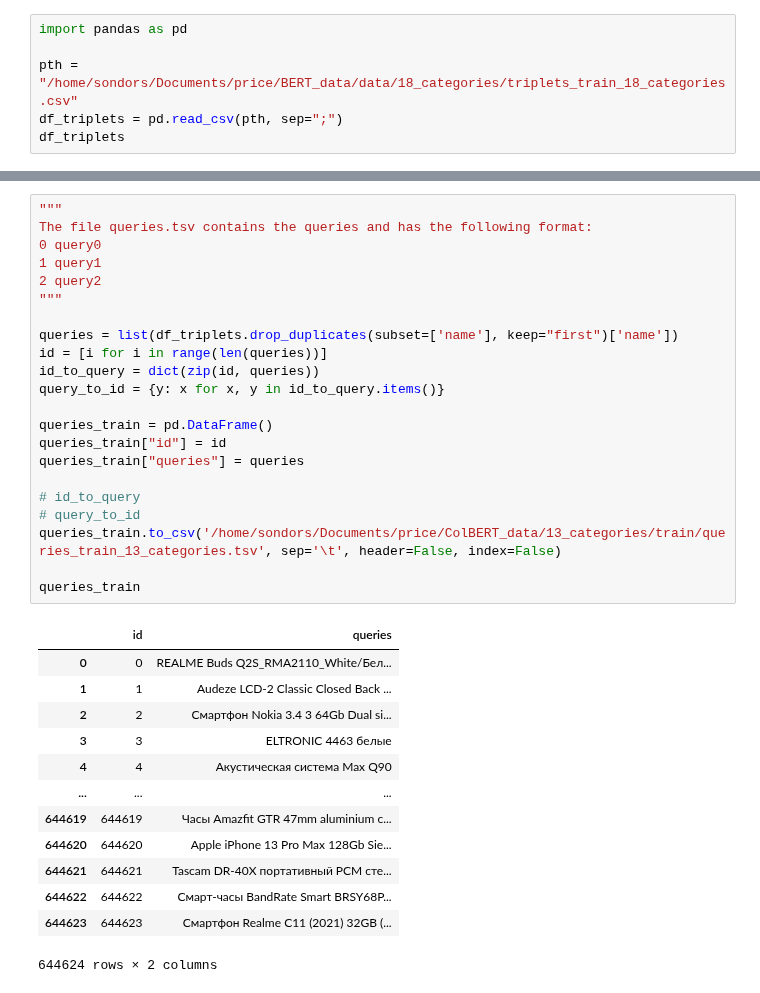
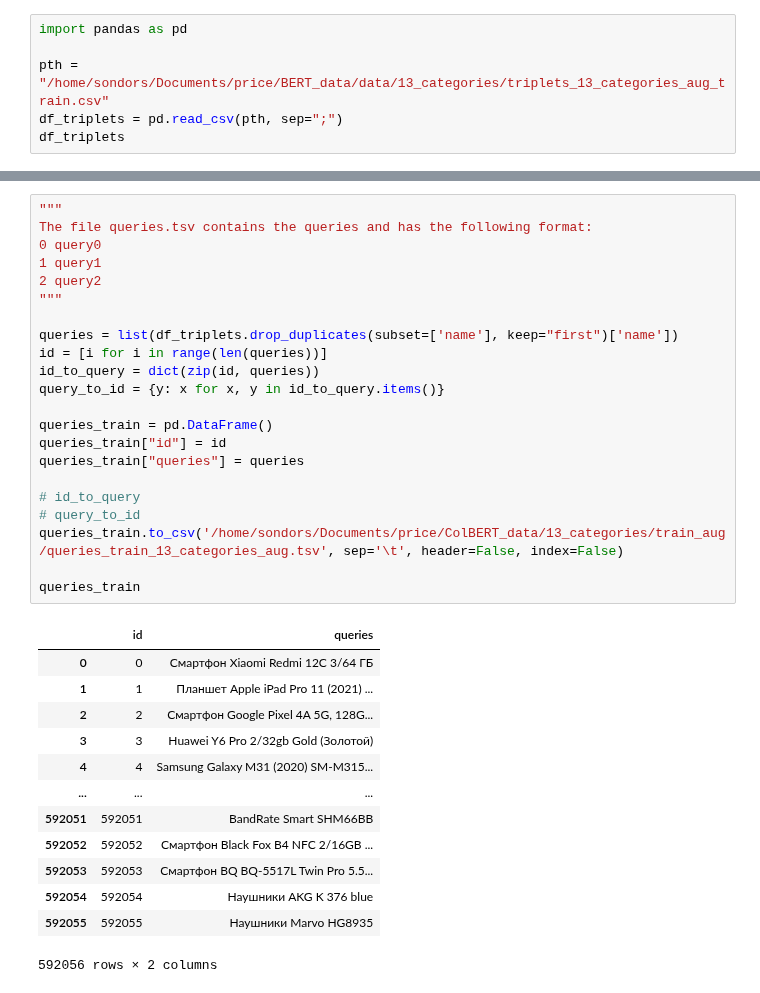
Before and after one commit to IgorSondors/ColBERT, a Jupyter notebook: DATASET_train.ipynb, the cells around one changed output, grey strips where cells are left out. Drawn from its saved outputs; the diff is of its cells as text.

```diff
--- a/DATASET_train.ipynb
+++ b/DATASET_train.ipynb
@@ -1,7 +1,7 @@
 # %%
 import pandas as pd
 
-pth = "/home/sondors/Documents/price/BERT_data/data/18_categories/triplets_train_18_categories.csv"
+pth = "/home/sondors/Documents/price/BERT_data/data/13_categories/triplets_13_categories_aug_train.csv"
 df_triplets = pd.read_csv(pth, sep=";")
 df_triplets
 # %% [output]
@@ -82,39 +82,39 @@ documents_train
 # %%
 """
 The file queries.tsv contains the queries and has the following format:
 0 query0
 1 query1
 2 query2
 """
 
 queries = list(df_triplets.drop_duplicates(subset=['name'], keep="first")['name'])
 id = [i for i in range(len(queries))]
 id_to_query = dict(zip(id, queries))
 query_to_id = {y: x for x, y in id_to_query.items()}
 
 queries_train = pd.DataFrame()
 queries_train["id"] = id
 queries_train["queries"] = queries
 
 # id_to_query
 # query_to_id
-queries_train.to_csv('/home/sondors/Documents/price/ColBERT_data/13_categories/train/queries_train_13_categories.tsv', sep='\t', header=False, index=False)
+queries_train.to_csv('/home/sondors/Documents/price/ColBERT_data/13_categories/train_aug/queries_train_13_categories_aug.tsv', sep='\t', header=False, index=False)
 
 queries_train
 # %% [output]
 |  | id | queries |
-| 0 | 0 | REALME Buds Q2S_RMA2110_White/Бел... |
-| 1 | 1 | Audeze LCD-2 Classic Closed Back ... |
-| 2 | 2 | Смартфон Nokia 3.4 3 64Gb Dual si... |
-| 3 | 3 | ELTRONIC 4463 белые |
-| 4 | 4 | Акустическая система Max Q90 |
+| 0 | 0 | Смартфон Xiaomi Redmi 12C 3/64 ГБ |
+| 1 | 1 | Планшет Apple iPad Pro 11 (2021) ... |
+| 2 | 2 | Смартфон Google Pixel 4A 5G, 128G... |
+| 3 | 3 | Huawei Y6 Pro 2/32gb Gold (Золотой) |
+| 4 | 4 | Samsung Galaxy M31 (2020) SM-M315... |
 | ... | ... | ... |
-| 644619 | 644619 | Часы Amazfit GTR 47mm aluminium c... |
-| 644620 | 644620 | Apple iPhone 13 Pro Max 128Gb Sie... |
-| 644621 | 644621 | Tascam DR-40X портативный PCM сте... |
-| 644622 | 644622 | Смарт-часы BandRate Smart BRSY68P... |
-| 644623 | 644623 | Смартфон Realme C11 (2021) 32GB (... |
+| 592051 | 592051 | BandRate Smart SHM66BB |
+| 592052 | 592052 | Смартфон Black Fox B4 NFC 2/16GB ... |
+| 592053 | 592053 | Смартфон BQ BQ-5517L Twin Pro 5.5... |
+| 592054 | 592054 | Наушники AKG K 376 blue |
+| 592055 | 592055 | Наушники Marvo HG8935 |
-644624 rows × 2 columns
+592056 rows × 2 columns
 # %%
 queries
 # %% [output]
```
Also changed, not shown: parts of 5 cells of this notebook, 2 other files.
